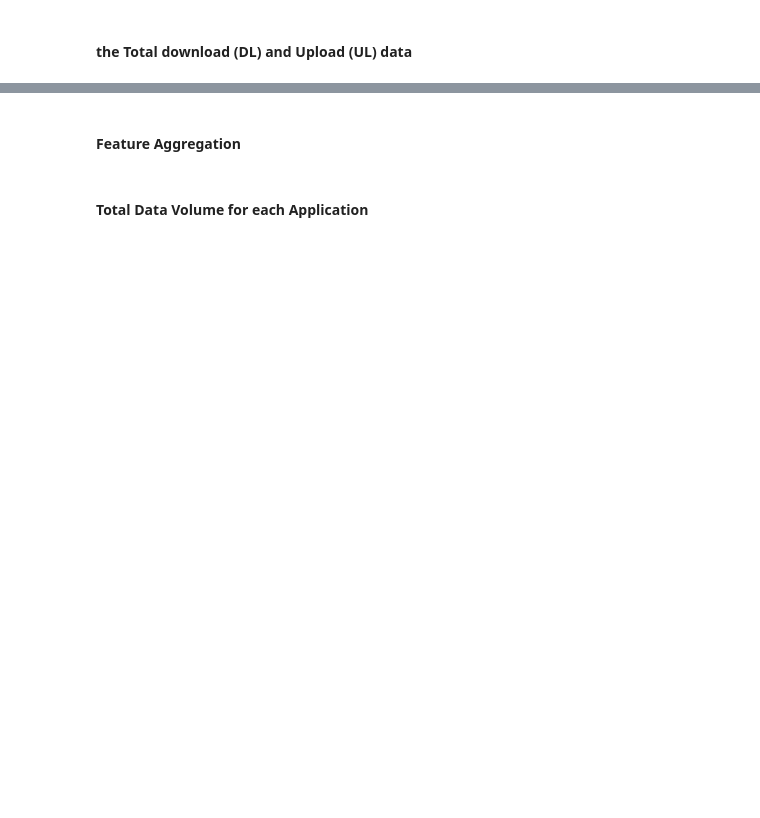
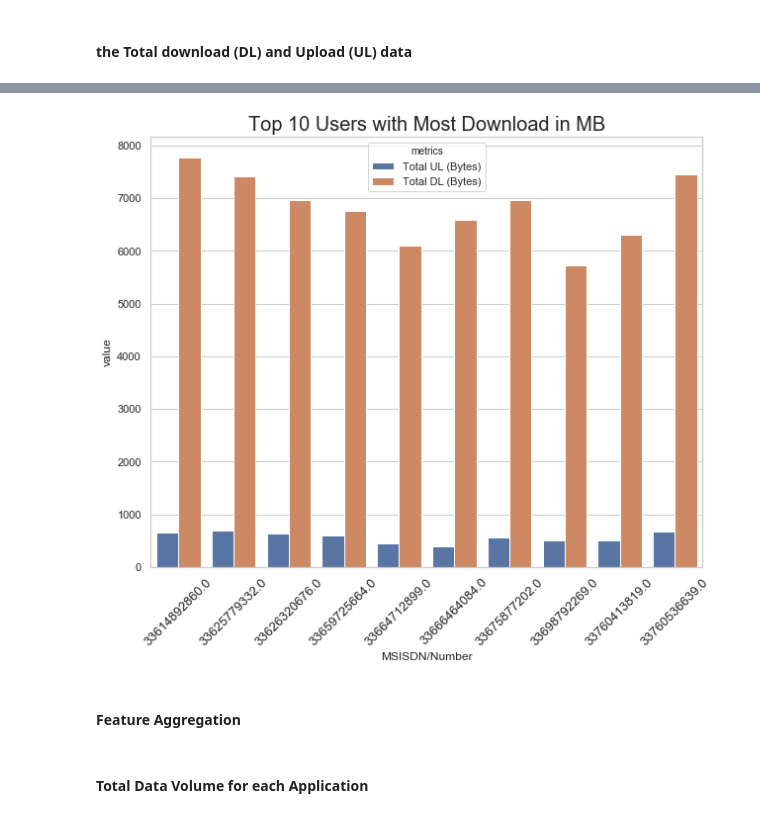
Before and after one commit to jayeolasegun/10Academy_week2, a Jupyter notebook: user_overview.ipynb, the cells around one changed output, grey strips where cells are left out. Saved outputs shown, nothing was run; the diff lists cells and outputs as text; code cells hidden in the pictures; blank space fills up the shorter version.

```diff
--- a/user_overview.ipynb
+++ b/user_overview.ipynb
@@ -252,5 +340,6 @@ sessions_duration.reset_index().head()
 # %% [markdown]
 #### the Total download (DL) and Upload (UL) data
 # %%
-total_download = data.groupby('MSISDN/Number')['Total UL (Bytes)','Total DL (Bytes)'].sum()
-total_download.reset_index().head()
+total_download = data.groupby('MSISDN/Number')['Total UL (Bytes)','Total DL (Bytes)'].sum().reset_index()
+
+total_download[['Total UL (Bytes)','Total DL (Bytes)']] = total_download[['Total UL (Bytes)','Total DL (Bytes)']].applymap(bytes_to_megabytes)
@@ -263,0 +355,13 @@ total_download.reset_index().head()
+# %%
+total_download = total_download.sort_values(by = ['Total DL (Bytes)','Total UL (Bytes)']  , ascending = [False,False]).head(2000)
+
+agg_users = pd.melt(id_vars=['MSISDN/Number'], value_vars=['Total UL (Bytes)','Total DL (Bytes)'],
+        value_name='value', var_name='metrics', frame=total_download.head(10))
+
+plt.figure(figsize = (10,8))
+sns.barplot(data = agg_users , x = 'MSISDN/Number',y = 'value', hue = 'metrics')
+plt.xticks(rotation=45, fontsize=13)
+plt.title('Top 10 Users with Most Download in MB', fontsize = '20')
+plt.show()
+# %% [output]
+[figure, added]
```
Also changed, not shown: parts of 68 cells of this notebook, 13 other files.
